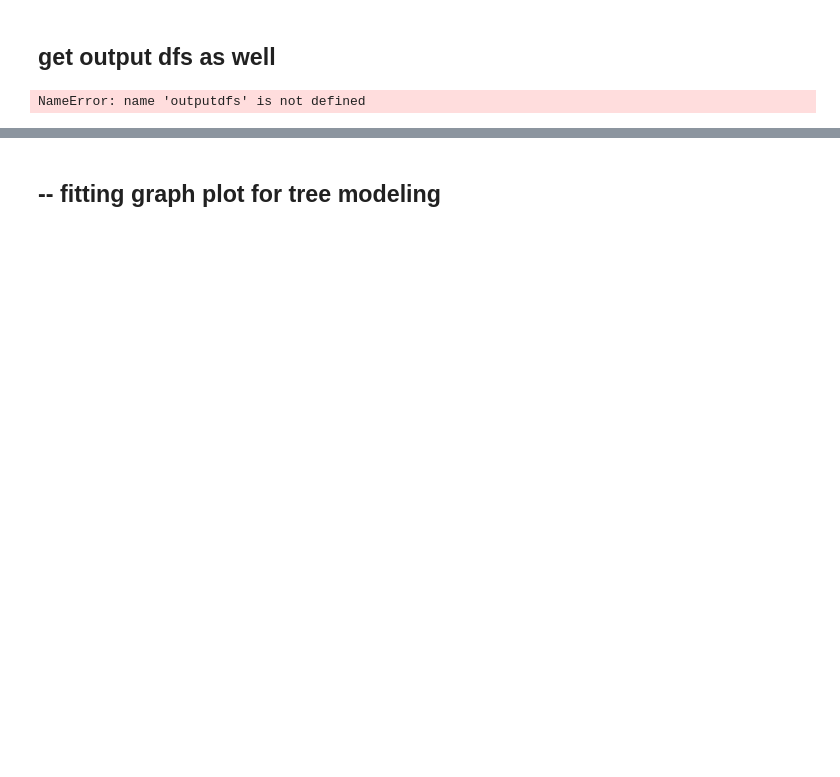
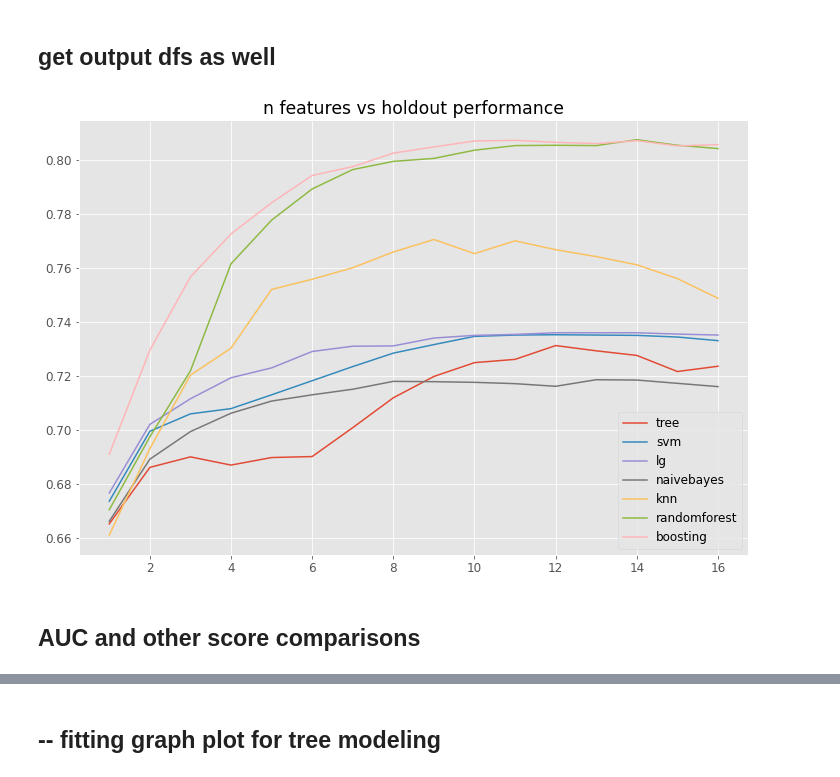
Before and after one commit to happyhil/uva-strategy-analytics, a Jupyter notebook: assignments/assignment2/model.ipynb, the cells around one changed output, grey strips where cells are left out. Cells and saved outputs as stored; diff of their text form; code cells hidden in the pictures; blank space fills up the shorter version.

```diff
--- a/assignments/assignment2/model.ipynb
+++ b/assignments/assignment2/model.ipynb
@@ -13,10 +39,14 @@ with open(f'data/output/model_outputs_20210304192609.json', 'r') as stream:
 # %%
 count = 0
 for m in model_comparison.keys():
-    plt.plot(outputdfs[count]['score'])
+    pltdf = outputdf.loc[lambda x: x['model']==m]
+    pltdf.index = pltdf['n_features']
+    plt.plot(pltdf['score'])
     count += 1
 plt.title('n features vs holdout performance')
-plt.legend(models)
+plt.legend(model_comparison.keys())
 plt.show()
 # %% [output]
-NameError: name 'outputdfs' is not defined
+[figure, added]
+# %% [markdown]
+## AUC and other score comparisons
```
Also changed, not shown: parts of 17 cells of this notebook.
